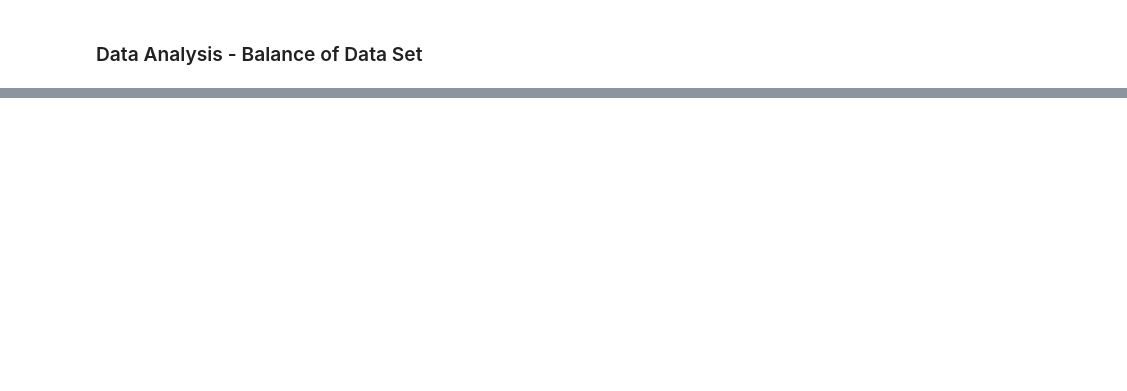
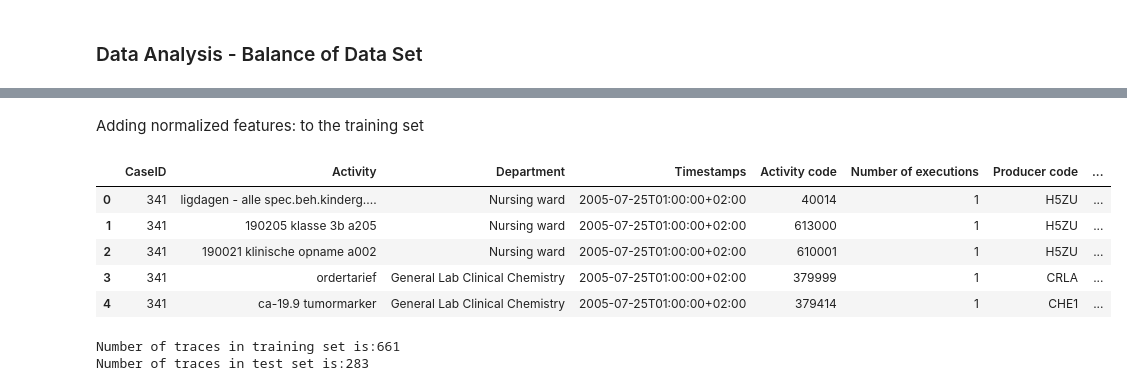
Before and after one commit to ZhipengHe/Explainable-DL-ProcessPredictionss, a Jupyter notebook: bpic11_preprocessing.ipynb, the cells around one changed output, grey strips where cells are left out. Drawn from its saved outputs; the diff is of its cells as text; code cells hidden in the pictures; blank space fills up the shorter version.

```diff
--- a/bpic11_preprocessing.ipynb
+++ b/bpic11_preprocessing.ipynb
@@ -230,0 +552,3 @@ We use the logic below to perform the same, based on the paper by Bose and Aalst
+# %%
+# Split validation datasets
+log_df_train, log_df_test = split_train_test(log_df, 0.3) # 70%/30%
@@ -230,0 +561,43 @@ We use the logic below to perform the same, based on the paper by Bose and Aalst
+# %%
+def normalize_events(log_df,args,features):
+
+#log_df(DataFrame): The dataframe with eventlog data
+#args(Dictionary): The set of parameters
+#Returns a Dataframe with normalized numerical features
+  for feature in features:
+    if args['norm_method'] == 'max':
+        mean_feature = np.mean(log_df.feature)
+        std_feature = np.std(log_df.feature)
+        norm = lambda x: (x[feature]-mean_feature)/std_feature
+        log_df['%s_norm'%(feature)] = log_df.apply(norm, axis=1)
+    elif args['norm_method'] == 'lognorm':
+        logit = lambda x: math.log1p(x[feature])
+        log_df['%s_log'%(feature)] = log_df.apply(logit, axis=1)
+        mean_feature = np.mean(log_df['%s_log'%(feature)])
+        std_feature=np.std(log_df['%s_log'%(feature)])
+        norm = lambda x: (x['%s_log'%(feature)]-mean_feature)/std_feature
+        log_df['%s_norm'%(feature)] = log_df.apply(norm, axis=1)
+  return log_df
+# %% [markdown]
+Adding normalized features: to the training set
+# %%
+numerical_features = ['Age','Month', 'Day', 'Case Lenth']
+log_df_train = normalize_events(log_df_train,args,numerical_features)
+log_df_test = normalize_events(log_df_test,args,numerical_features)
+log_df_train.head()
+# %% [output]
+|  | CaseID | Activity | Department | Timestamps | Activity code | Number of executions | Producer code | ... |
+| 0 | 341 | ligdagen - alle spec.beh.kinderg.... | Nursing ward | 2005-07-25T01:00:00+02:00 | 40014 | 1 | H5ZU | ... |
+| 1 | 341 | 190205 klasse 3b a205 | Nursing ward | 2005-07-25T01:00:00+02:00 | 613000 | 1 | H5ZU | ... |
+| 2 | 341 | 190021 klinische opname a002 | Nursing ward | 2005-07-25T01:00:00+02:00 | 610001 | 1 | H5ZU | ... |
+| 3 | 341 | ordertarief | General Lab Clinical Chemistry | 2005-07-25T01:00:00+02:00 | 379999 | 1 | CRLA | ... |
+| 4 | 341 | ca-19.9 tumormarker | General Lab Clinical Chemistry | 2005-07-25T01:00:00+02:00 | 379414 | 1 | CHE1 | ... |
+# %%
+training_traces = len(log_df_train['CaseID'].unique())
+test_traces = len(log_df_test['CaseID'].unique())
+
+print('Number of traces in training set is:'+str(training_traces))
+print('Number of traces in test set is:'+str(test_traces))
+# %% [output]
+Number of traces in training set is:661
+Number of traces in test set is:283
```
Also changed, not shown: parts of 63 cells of this notebook, 1 other file.
